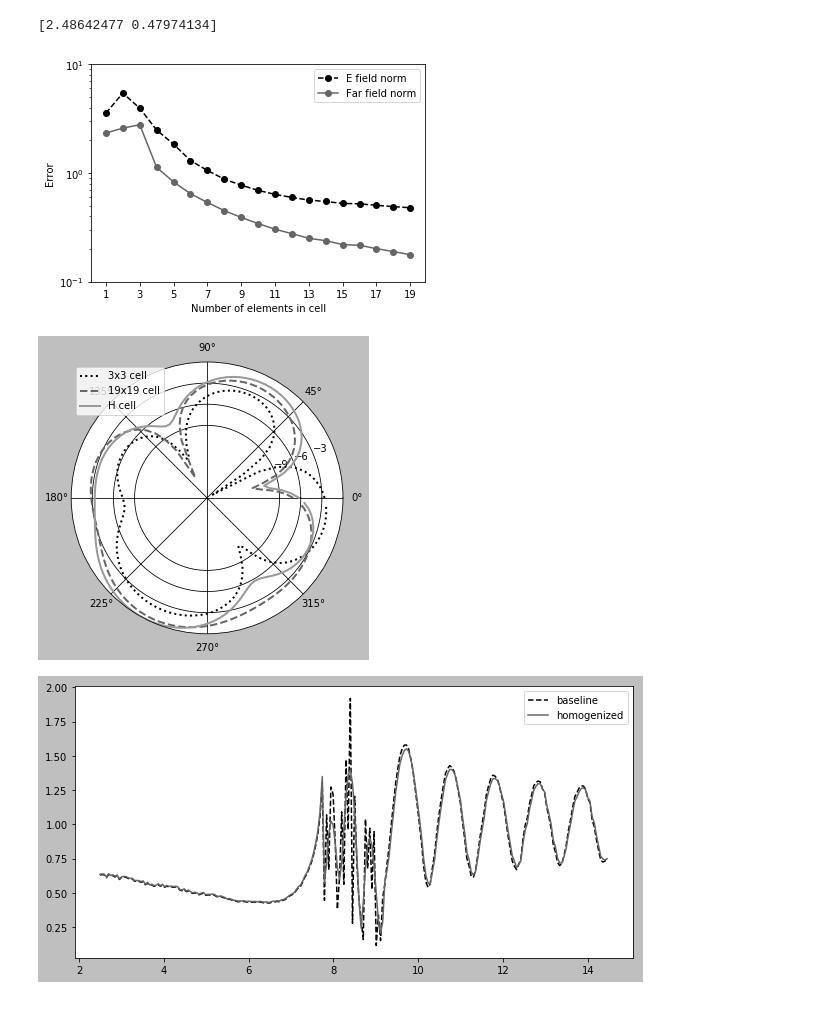
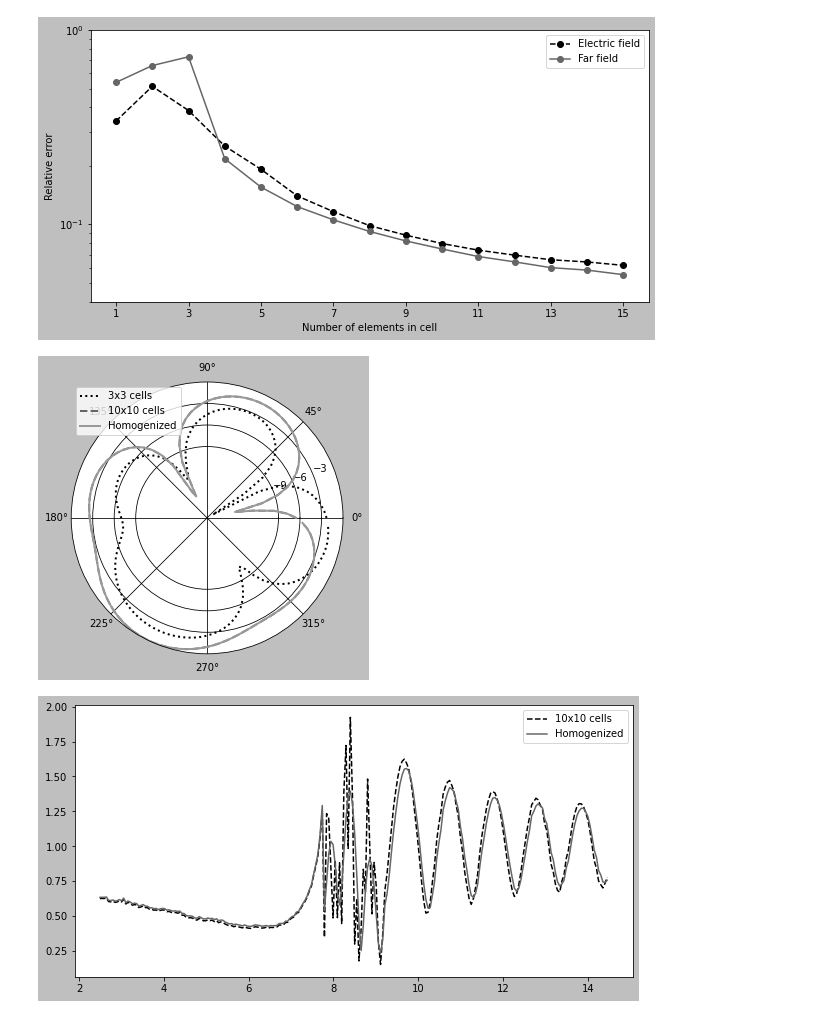
Before and after one commit to dbojanjac/scattering2D, a Jupyter notebook: Generate plots.ipynb, the cells around one changed output. Saved outputs shown, nothing was run; the diff lists cells and outputs as text; code cells hidden in the pictures.

Commit message:
add files for plots
Signed-off-by: Darko Janekovic <darko.janekovic@gmail.com>

```diff
--- a/Generate plots.ipynb
+++ b/Generate plots.ipynb
@@ -7,33 +7,30 @@ plt.style.use('grayscale')
 # %%
 with open("results1.csv", "r") as csvfile:
     reader = csv.reader(csvfile, delimiter=",")
     #skip header
     next(reader, None)
-    results = np.array([[int(row[0]), float(row[1]), float(row[2])] for row in reader])
+    results = np.array([[int(row[0]), float(row[3]), float(row[4])] for row in reader])
 
-plt.plot(results[:, 0], results[:, 1], "o--", label="E field norm")
-plt.plot(results[:, 0], results[:, 2], "o-", label="Far field norm")
+plt.plot(results[:, 0], results[:, 1], "o--", label="Electric field")
+plt.plot(results[:, 0], results[:, 2], "o-", label="Far field")
 plt.yscale("log")
 plt.xlabel("Number of elements in cell")
-plt.ylabel("Error")
-plt.ylim([0.1, 10])
-plt.xticks([1, 3, 5, 7, 9, 11, 13, 15, 17, 19])
+plt.ylabel("Relative error")
+plt.ylim([0.04, 1])
+plt.xticks([1, 3, 5, 7, 9, 11, 13, 15])
 plt.legend()
 #plt.show()
 plt.savefig("compare.pdf", bbox_inches="tight")
-
-print (results[[3, 18], 1])
 # %% [output]
-[2.48642477 0.47974134]
-[figure, old version]
+[figure, new version]
 # %%
 phi = np.linspace(0, 2 * np.pi, num = 120, endpoint = False)
 
 fig = plt.figure()
 ax = fig.add_subplot(111, projection='polar')
 
-label = ("3x3 cell", "19x19 cell", "H cell")
-files = ("ff_isotropic-3.npy", "ff_isotropic-19.npy", "ff_anisotropic-5.npy")
+label = ("3x3 cells", "10x10 cells", "Homogenized")
+files = ("ff_isotropic-3.npy", "ff_isotropic-10.npy", "ff_anisotropic-10.npy")
 dashes_type = (":", "--", "-")
 ff = []
 for file in files:
@@ -50,7 +47,7 @@ plt.legend()
 #plt.show()
 plt.savefig("farfield.pdf", bbox_inches="tight")
 # %% [output]
-[figure, old version]
+[figure, new version]
 # %%
 with open("plot_over_line.csv", "r") as csvfile:
     reader = csv.reader(csvfile, delimiter=",")
@@ -61,9 +58,9 @@ results = results[::3]
 isotropic = results[:, 2] + results[:, 1]*1j
 anisotropic = results[:, 4] + results[:, 3]*1j
 
-plt.plot(results[:, 0], np.abs(isotropic), "--", label="baseline")
-plt.plot(results[:, 0], np.abs(anisotropic), "-", label="homogenized")
+plt.plot(results[:, 0], np.abs(isotropic), "--", label="10x10 cells")
+plt.plot(results[:, 0], np.abs(anisotropic), "-", label="Homogenized")
 plt.legend()
 plt.savefig("line.pdf", bbox_inches="tight")
 # %% [output]
-[figure, old version]
+[figure, new version]
```
Also changed, not shown: parts of 1 cell of this notebook, 3 other files.
